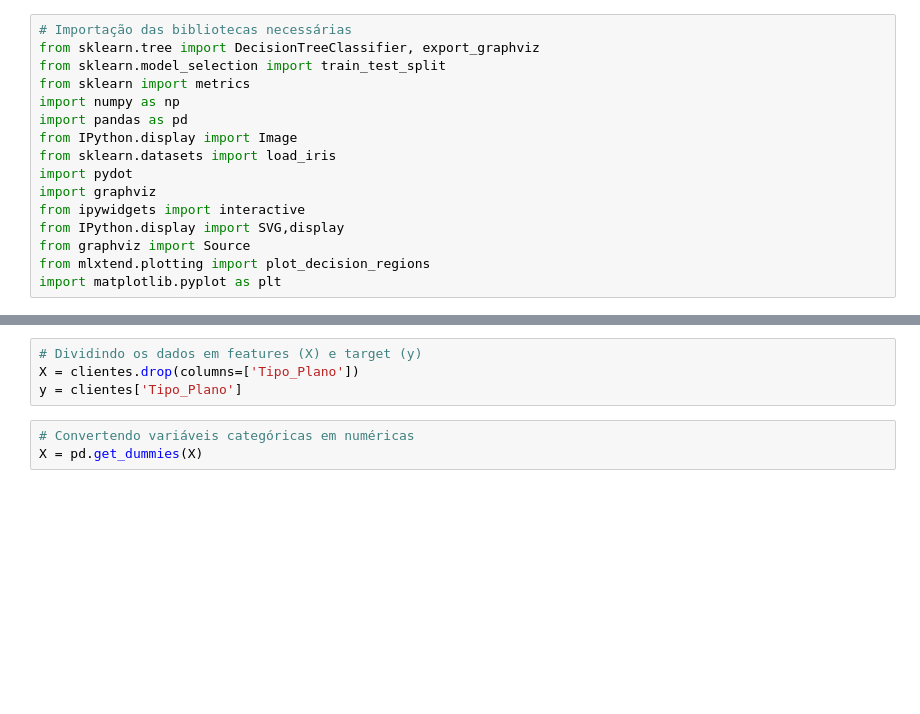
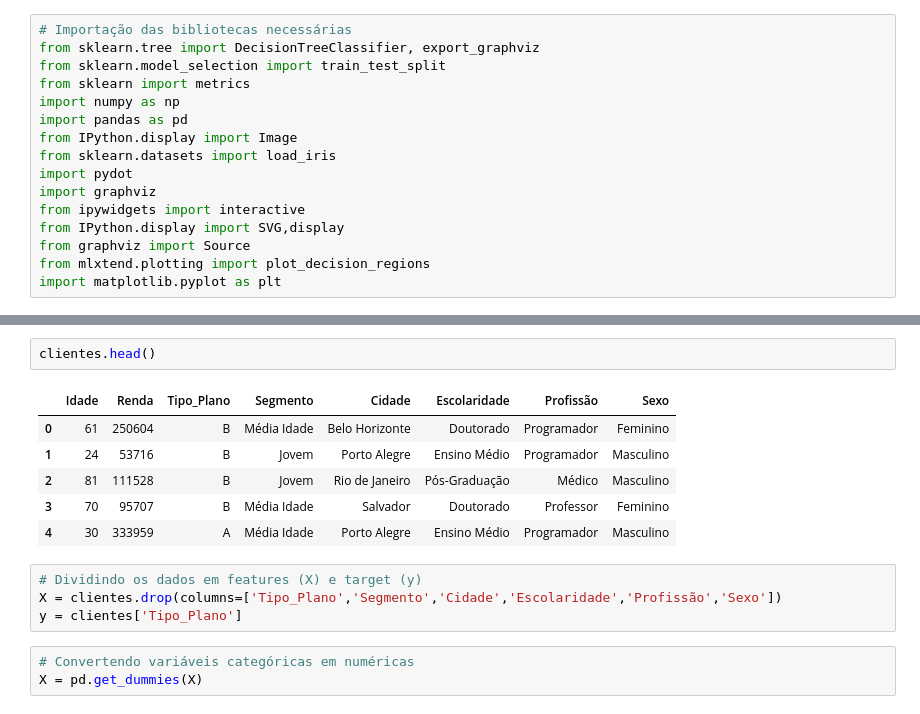
Before and after one commit to sergiourzedojunior/decisiontree, a Jupyter notebook: exemplo_clientes.ipynb, the cells around one changed output, grey strips where cells are left out. Drawn from its saved outputs; the diff is of its cells as text; blank space fills up the shorter version.

```diff
--- a/exemplo_clientes.ipynb
+++ b/exemplo_clientes.ipynb
@@ -46,6 +65,15 @@ print(len(idades), len(rendas), len(tipos_plano), len(segmentos), len(cidades),
+# %%
+clientes.head()
+# %% [output]
+|  | Idade | Renda | Tipo_Plano | Segmento | Cidade | Escolaridade | Profissão | Sexo |
+| 0 | 61 | 250604 | B | Média Idade | Belo Horizonte | Doutorado | Programador | Feminino |
+| 1 | 24 | 53716 | B | Jovem | Porto Alegre | Ensino Médio | Programador | Masculino |
+| 2 | 81 | 111528 | B | Jovem | Rio de Janeiro | Pós-Graduação | Médico | Masculino |
+| 3 | 70 | 95707 | B | Média Idade | Salvador | Doutorado | Professor | Feminino |
+| 4 | 30 | 333959 | A | Média Idade | Porto Alegre | Ensino Médio | Programador | Masculino |
 # %%
 # Dividindo os dados em features (X) e target (y)
-X = clientes.drop(columns=['Tipo_Plano'])
+X = clientes.drop(columns=['Tipo_Plano','Segmento','Cidade','Escolaridade','Profissão','Sexo'])
 y = clientes['Tipo_Plano']
 # %%
 # Convertendo variáveis categóricas em numéricas
```
Also changed, not shown: parts of 14 cells of this notebook.
